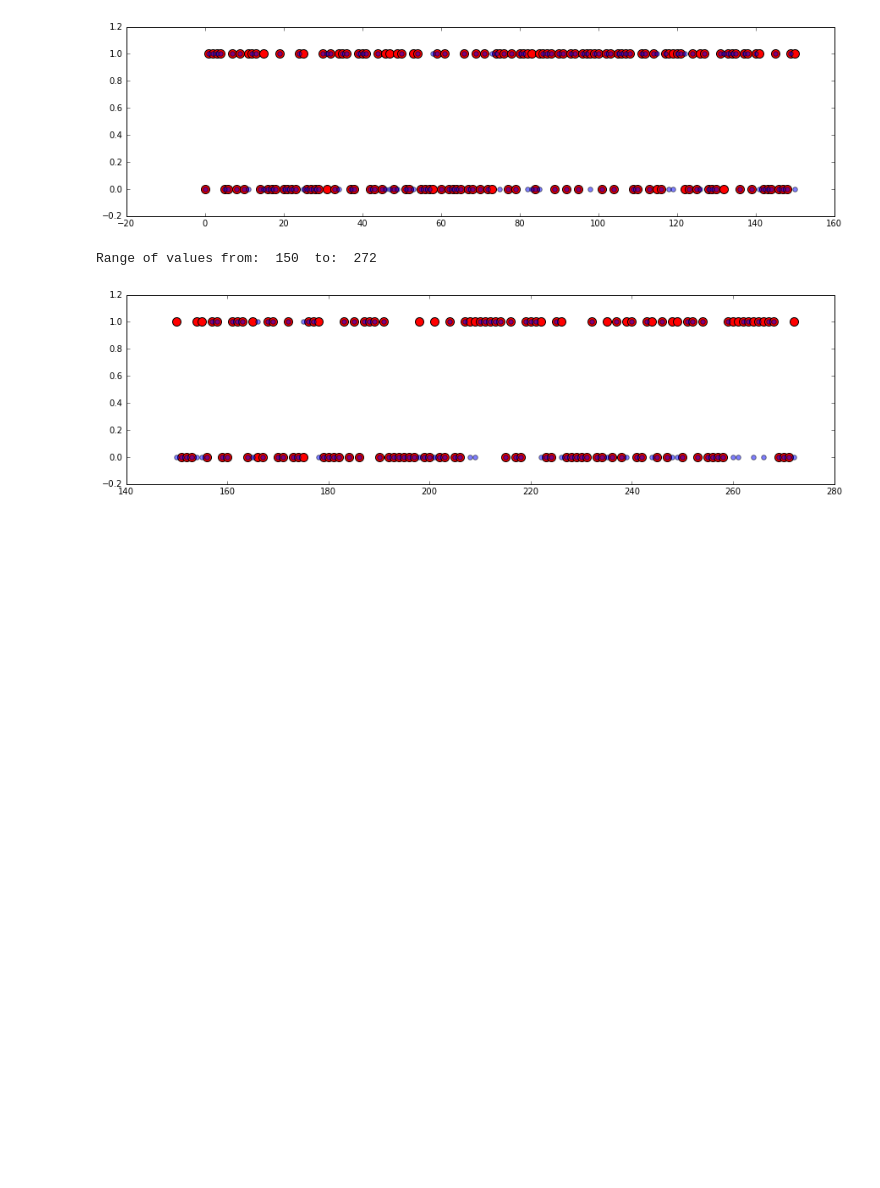
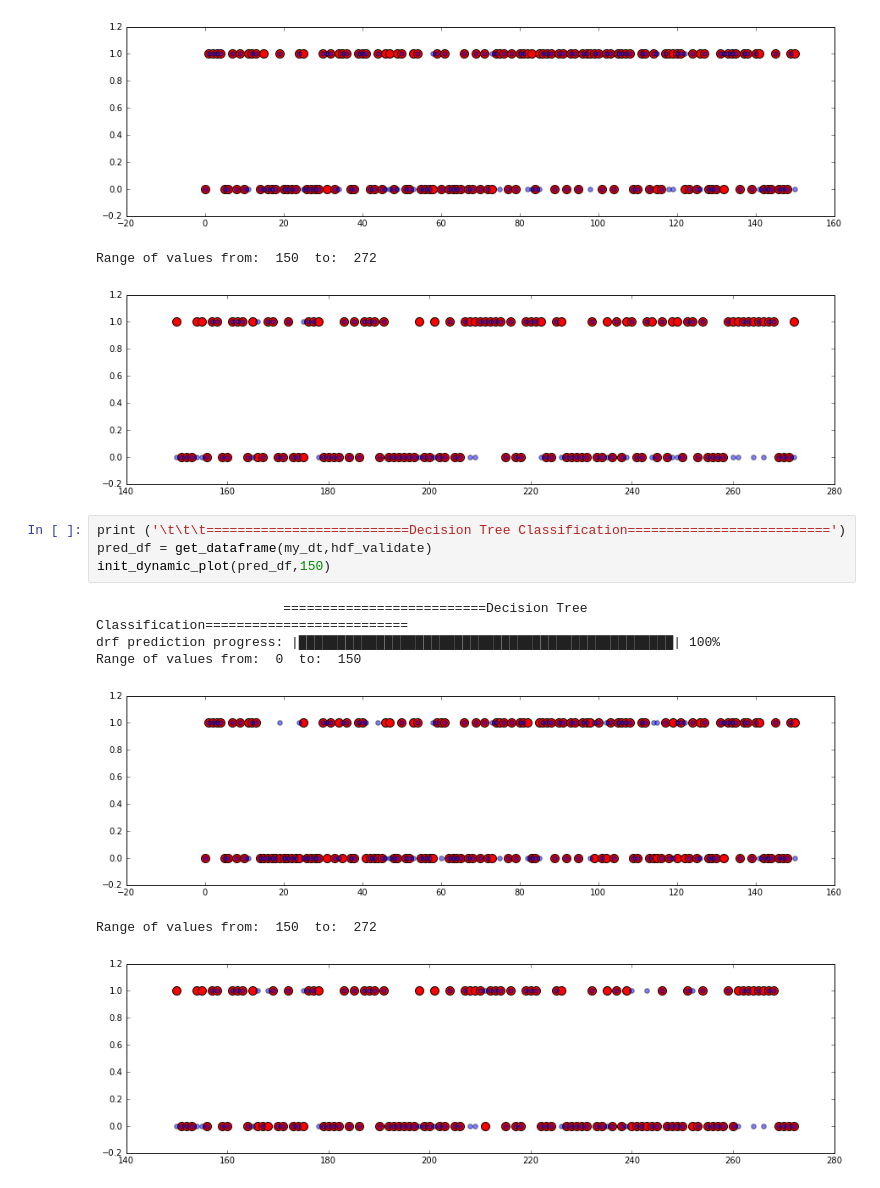
Before and after one commit to hamzafar/titanic_competition, a Jupyter notebook: Visualize the effect of Ensemble Model..ipynb, the cells around one changed output. Drawn from its saved outputs; the diff is of its cells as text; blank space fills up the shorter version.

```diff
--- a/Visualize the effect of Ensemble Model..ipynb
+++ b/Visualize the effect of Ensemble Model..ipynb
@@ -225,3 +240,14 @@ Range of values from:  0  to:  150
 [figure]
 Range of values from:  150  to:  272
 [figure]
+# %%
+print ('\t\t\t==========================Decision Tree Classification==========================')
+pred_df = get_dataframe(my_dt,hdf_validate)
+init_dynamic_plot(pred_df,150)
+# %% [output]
+                        ==========================Decision Tree Classification==========================
+drf prediction progress: |████████████████████████████████████████████████| 100%
+Range of values from:  0  to:  150
+[figure, added]
+Range of values from:  150  to:  272
+[figure, added]
```
Also changed, not shown: parts of 4 cells of this notebook.
